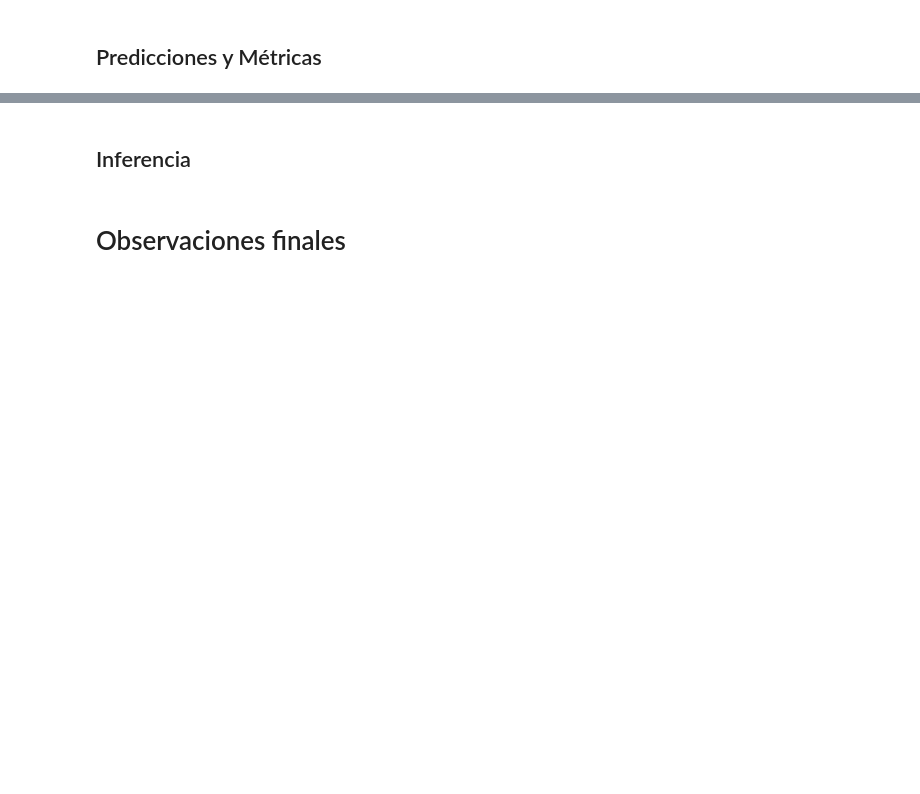
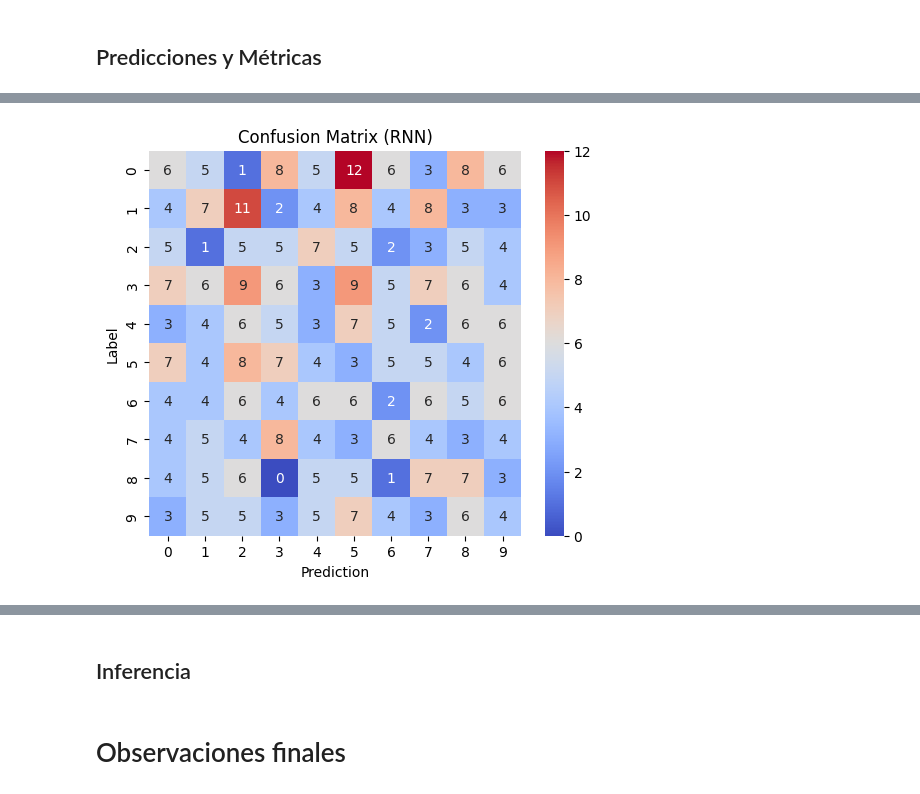
Before and after one commit to MiguelMussi/AAII_TP2, a Jupyter notebook: Problema_1.ipynb, the cells around one changed output, grey strips where cells are left out. Cells and saved outputs as stored; diff of their text form; code cells hidden in the pictures; blank space fills up the shorter version.

```diff
--- a/Problema_1.ipynb
+++ b/Problema_1.ipynb
@@ -766,2 +875,5 @@ plt.show()
 # %% [markdown]
 ## Predicciones y Métricas
+# %%
+# Predicciones en el conjunto de prueba
+y_pred_rnn = model_rnn.predict(val_spectrogram_ds)
@@ -767,0 +882,18 @@ plt.show()
+# %%
+y_pred_rnn = tf.argmax(y_pred_rnn, axis=1)
+# %%
+# Obtener las etiquetas verdaderas del conjunto de validación
+y_true_rnn = tf.concat(list(val_spectrogram_ds.map(lambda spec, lab: lab)), axis=0)
+# %%
+confusion_mtx_rnn = tf.math.confusion_matrix(y_true_rnn, y_pred_rnn)
+plt.figure(figsize=(6, 5))
+sns.heatmap(confusion_mtx_rnn,
+            xticklabels=label_names,
+            yticklabels=label_names,
+            annot=True, fmt='g', cmap='coolwarm')
+plt.xlabel('Prediction')
+plt.ylabel('Label')
+plt.title('Confusion Matrix (RNN)')
+plt.show()
+# %% [output]
+[figure, added]
```
Also changed, not shown: parts of 13 cells of this notebook.
